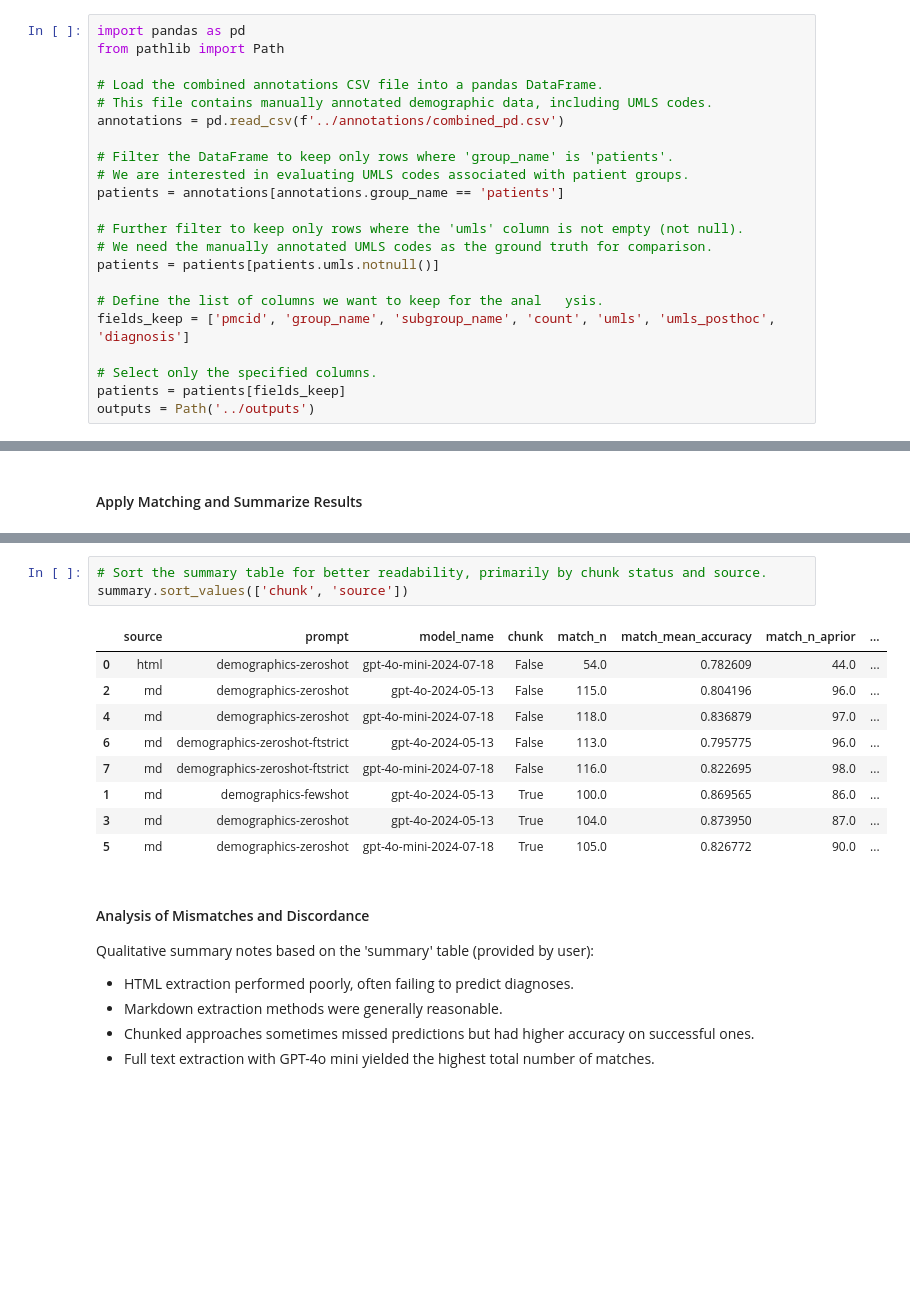
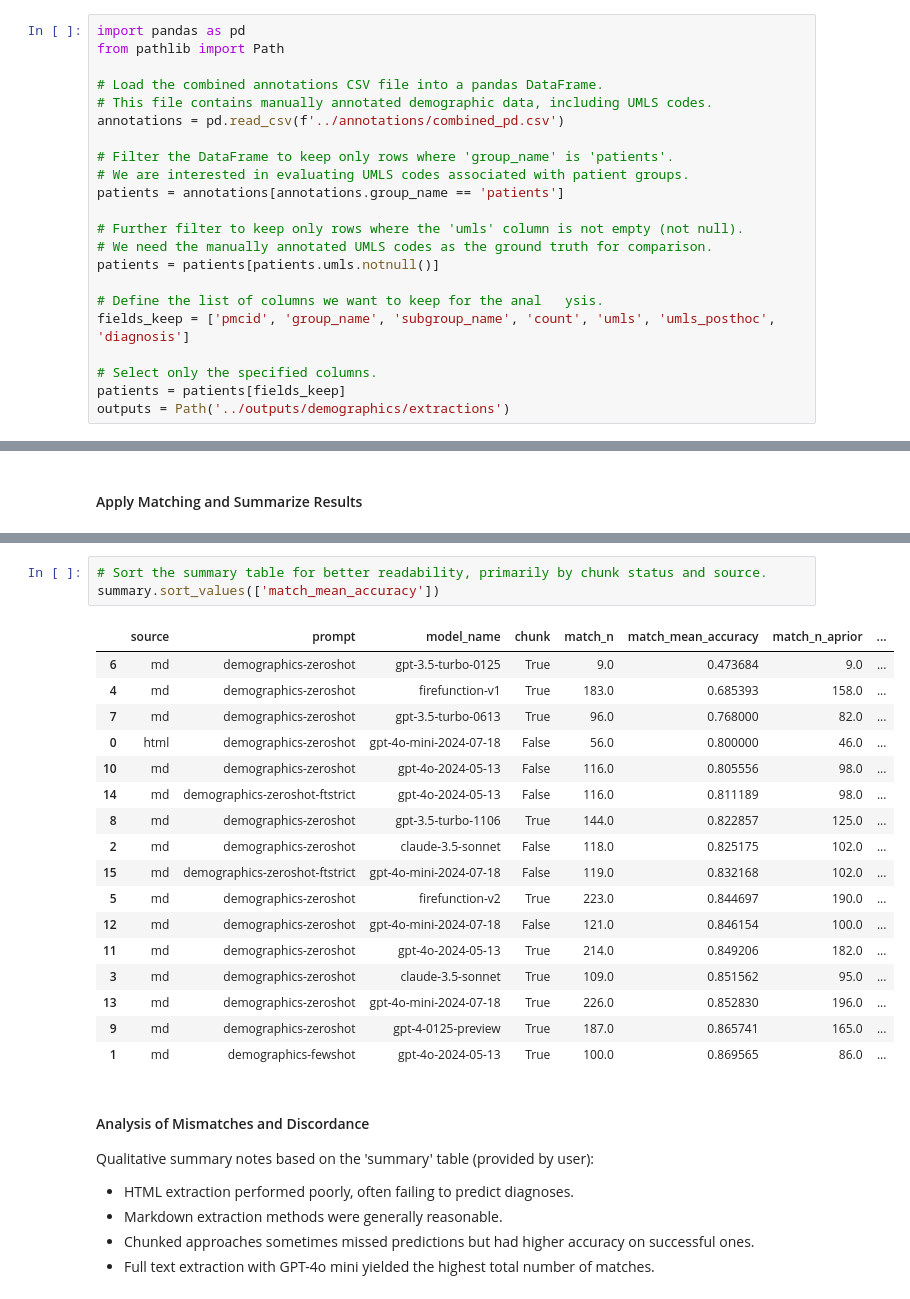
Before and after one commit to litmining/biomed-llm-retrieval, a Jupyter notebook: analysis/umls_evaluate_compare.ipynb, the cells around one changed output, grey strips where cells are left out. Saved outputs shown, nothing was run; the diff lists cells and outputs as text; blank space fills up the shorter version.

```diff
--- a/analysis/umls_evaluate_compare.ipynb
+++ b/analysis/umls_evaluate_compare.ipynb
@@ -53,7 +53,7 @@ fields_keep = ['pmcid', 'group_name', 'subgroup_name', 'count', 'umls', 'umls_po
 
 # Select only the specified columns.
 patients = patients[fields_keep]
-outputs = Path('../outputs')
+outputs = Path('../outputs/demographics/extractions')
 # %%
 # Display rows where post-hoc UMLS codes were added (for informational purposes)
 annotations[annotations.umls_posthoc.notnull()]
@@ -219,16 +219,24 @@ ValueError: No objects to concatenate
 # %%
 # Sort the summary table for better readability, primarily by chunk status and source.
-summary.sort_values(['chunk', 'source'])
+summary.sort_values(['match_mean_accuracy'])
 # %% [output]
 |  | source | prompt | model_name | chunk | match_n | match_mean_accuracy | match_n_aprior | ... |
-| 0 | html | demographics-zeroshot | gpt-4o-mini-2024-07-18 | False | 54.0 | 0.782609 | 44.0 | ... |
-| 2 | md | demographics-zeroshot | gpt-4o-2024-05-13 | False | 115.0 | 0.804196 | 96.0 | ... |
-| 4 | md | demographics-zeroshot | gpt-4o-mini-2024-07-18 | False | 118.0 | 0.836879 | 97.0 | ... |
-| 6 | md | demographics-zeroshot-ftstrict | gpt-4o-2024-05-13 | False | 113.0 | 0.795775 | 96.0 | ... |
-| 7 | md | demographics-zeroshot-ftstrict | gpt-4o-mini-2024-07-18 | False | 116.0 | 0.822695 | 98.0 | ... |
+| 6 | md | demographics-zeroshot | gpt-3.5-turbo-0125 | True | 9.0 | 0.473684 | 9.0 | ... |
+| 4 | md | demographics-zeroshot | firefunction-v1 | True | 183.0 | 0.685393 | 158.0 | ... |
+| 7 | md | demographics-zeroshot | gpt-3.5-turbo-0613 | True | 96.0 | 0.768000 | 82.0 | ... |
+| 0 | html | demographics-zeroshot | gpt-4o-mini-2024-07-18 | False | 56.0 | 0.800000 | 46.0 | ... |
+| 10 | md | demographics-zeroshot | gpt-4o-2024-05-13 | False | 116.0 | 0.805556 | 98.0 | ... |
+| 14 | md | demographics-zeroshot-ftstrict | gpt-4o-2024-05-13 | False | 116.0 | 0.811189 | 98.0 | ... |
+| 8 | md | demographics-zeroshot | gpt-3.5-turbo-1106 | True | 144.0 | 0.822857 | 125.0 | ... |
+| 2 | md | demographics-zeroshot | claude-3.5-sonnet | False | 118.0 | 0.825175 | 102.0 | ... |
+| 15 | md | demographics-zeroshot-ftstrict | gpt-4o-mini-2024-07-18 | False | 119.0 | 0.832168 | 102.0 | ... |
+| 5 | md | demographics-zeroshot | firefunction-v2 | True | 223.0 | 0.844697 | 190.0 | ... |
+| 12 | md | demographics-zeroshot | gpt-4o-mini-2024-07-18 | False | 121.0 | 0.846154 | 100.0 | ... |
+| 11 | md | demographics-zeroshot | gpt-4o-2024-05-13 | True | 214.0 | 0.849206 | 182.0 | ... |
+| 3 | md | demographics-zeroshot | claude-3.5-sonnet | True | 109.0 | 0.851562 | 95.0 | ... |
+| 13 | md | demographics-zeroshot | gpt-4o-mini-2024-07-18 | True | 226.0 | 0.852830 | 196.0 | ... |
+| 9 | md | demographics-zeroshot | gpt-4-0125-preview | True | 187.0 | 0.865741 | 165.0 | ... |
 | 1 | md | demographics-fewshot | gpt-4o-2024-05-13 | True | 100.0 | 0.869565 | 86.0 | ... |
-| 3 | md | demographics-zeroshot | gpt-4o-2024-05-13 | True | 104.0 | 0.873950 | 87.0 | ... |
-| 5 | md | demographics-zeroshot | gpt-4o-mini-2024-07-18 | True | 105.0 | 0.826772 | 90.0 | ... |
 # %% [markdown]
 #### Analysis of Mismatches and Discordance
 
```
Also changed, not shown: parts of 1 cell of this notebook.
